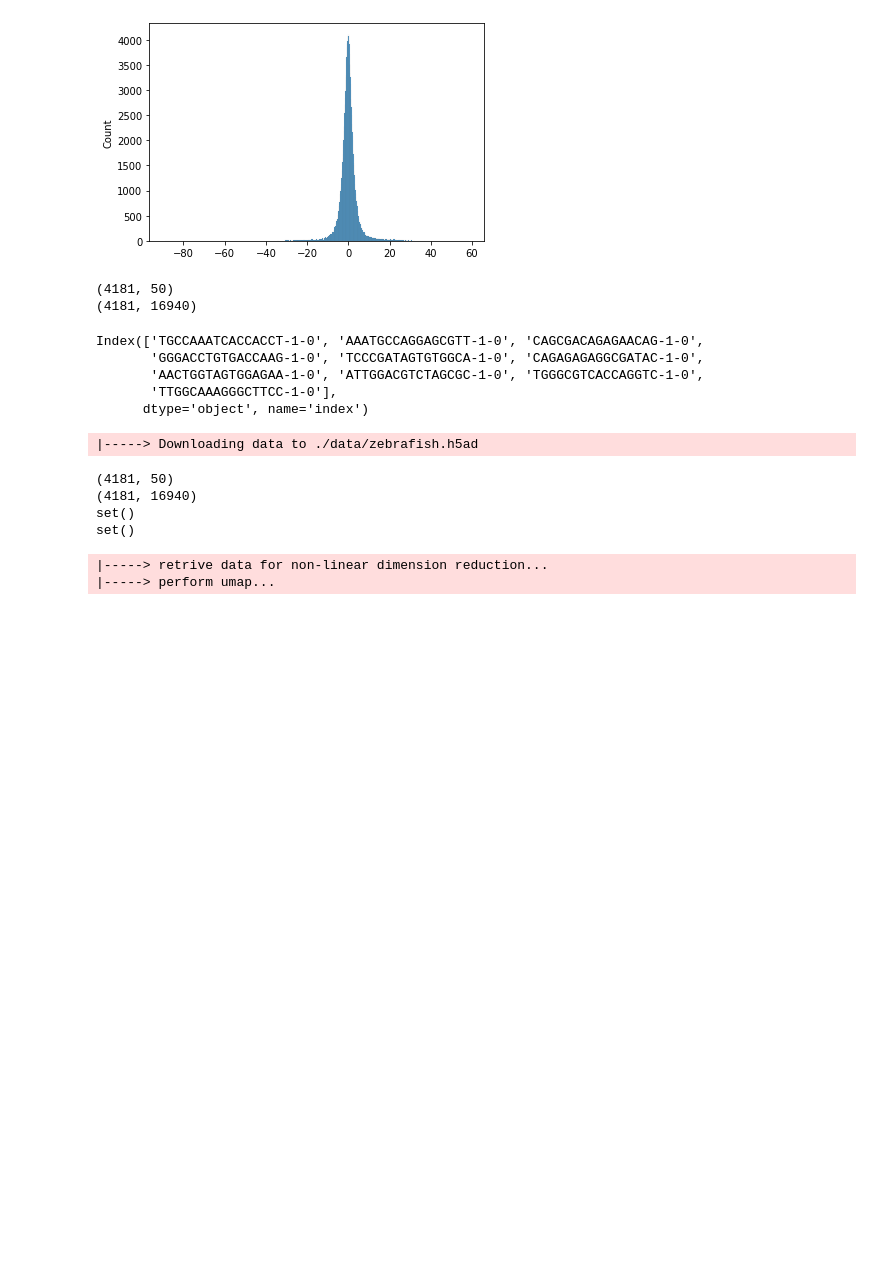
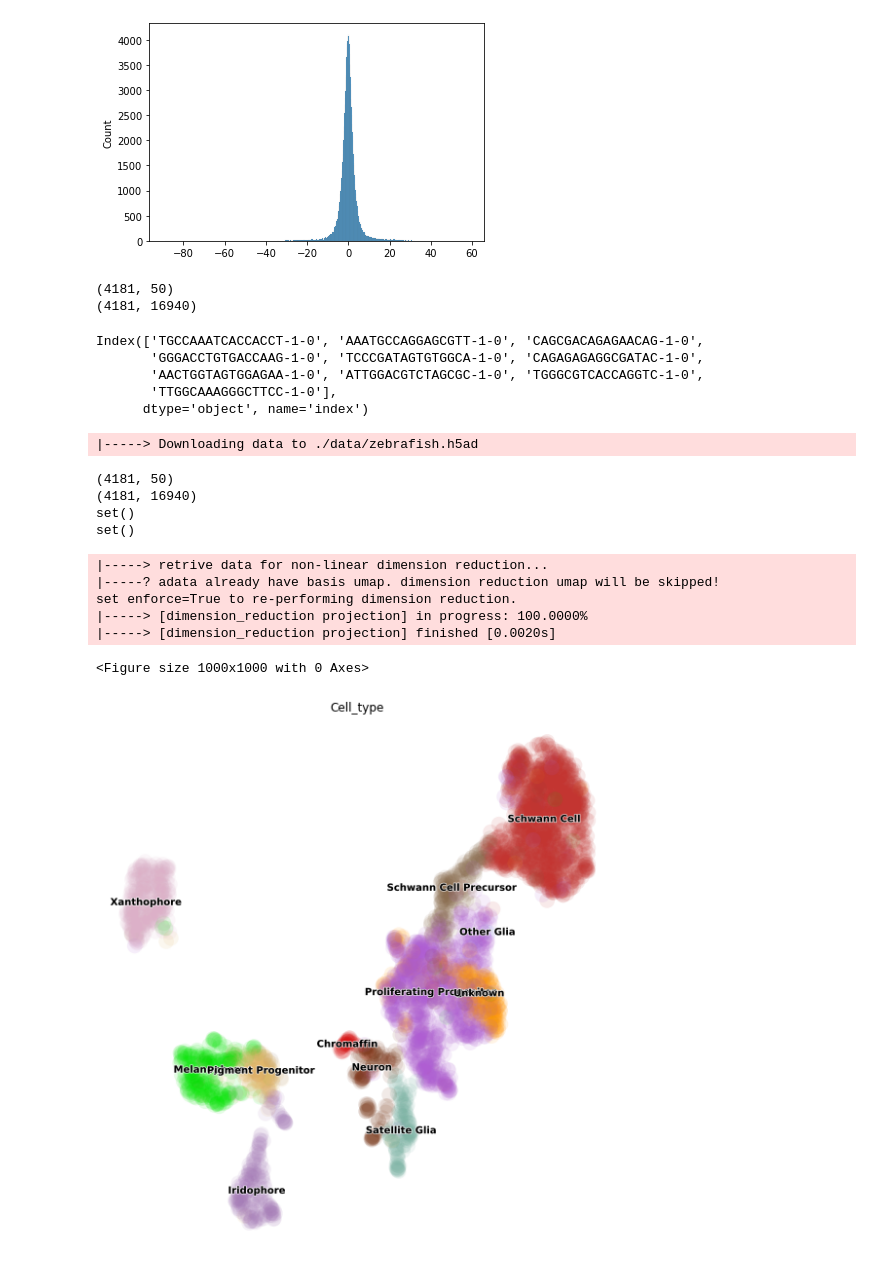
Before and after one commit to aristoteleo/dynamo-notebooks, a Jupyter notebook: normalization/seurat-sctransform-benchmark-zebrafish.ipynb, the cells around one changed output. Drawn from its saved outputs; the diff is of its cells as text; code cells hidden in the pictures; blank space fills up the shorter version.

```diff
--- a/normalization/seurat-sctransform-benchmark-zebrafish.ipynb
+++ b/normalization/seurat-sctransform-benchmark-zebrafish.ipynb
@@ -85,7 +76,12 @@ seurat_adata.obsm["X_pca"] = seurat_X_pca.loc[seurat_adata.obs_names, :].to_nump
 # %%
 
 dyn.tl.reduceDimension(seurat_adata, basis="pca")
-dyn.pl.umap(seurat_adata)
+dyn.pl.umap(seurat_adata, color="Cell_type", figsize=(10, 10))
 # %% [output]
 |-----> retrive data for non-linear dimension reduction...
-|-----> perform umap...
+|-----? adata already have basis umap. dimension reduction umap will be skipped!
+set enforce=True to re-performing dimension reduction.
+|-----> [dimension_reduction projection] in progress: 100.0000%
+|-----> [dimension_reduction projection] finished [0.0020s]
+<Figure size 1000x1000 with 0 Axes>
+[figure, added]
```
Also changed, not shown: parts of 1 cell of this notebook.
